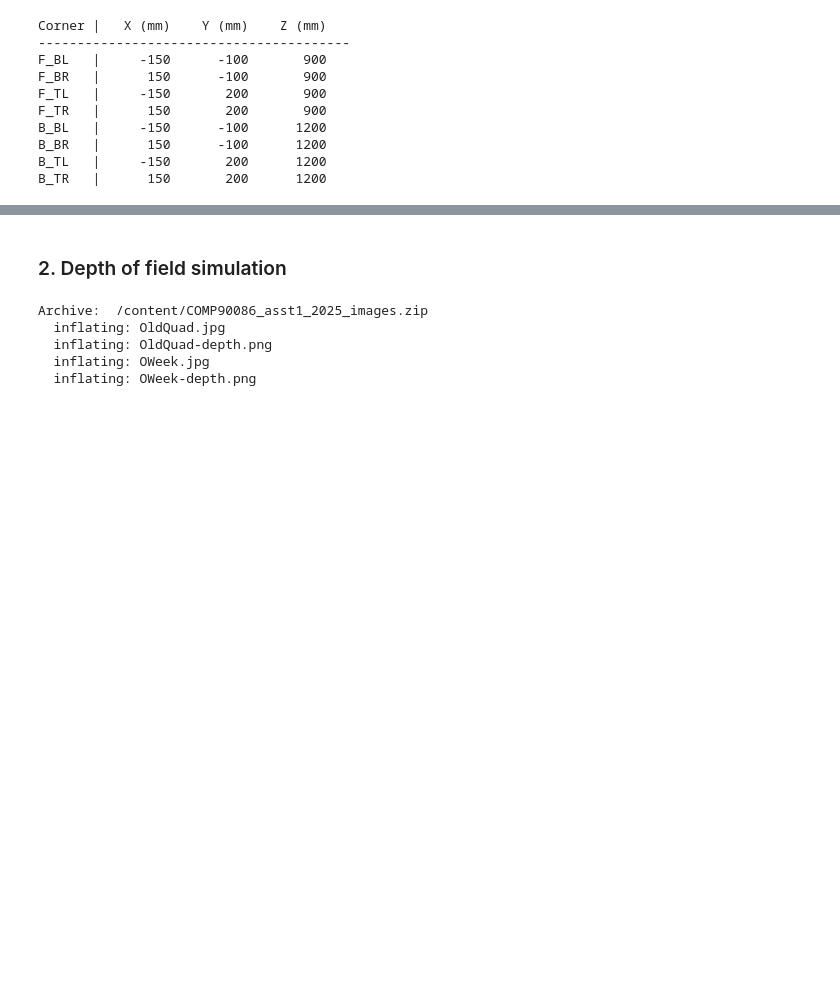
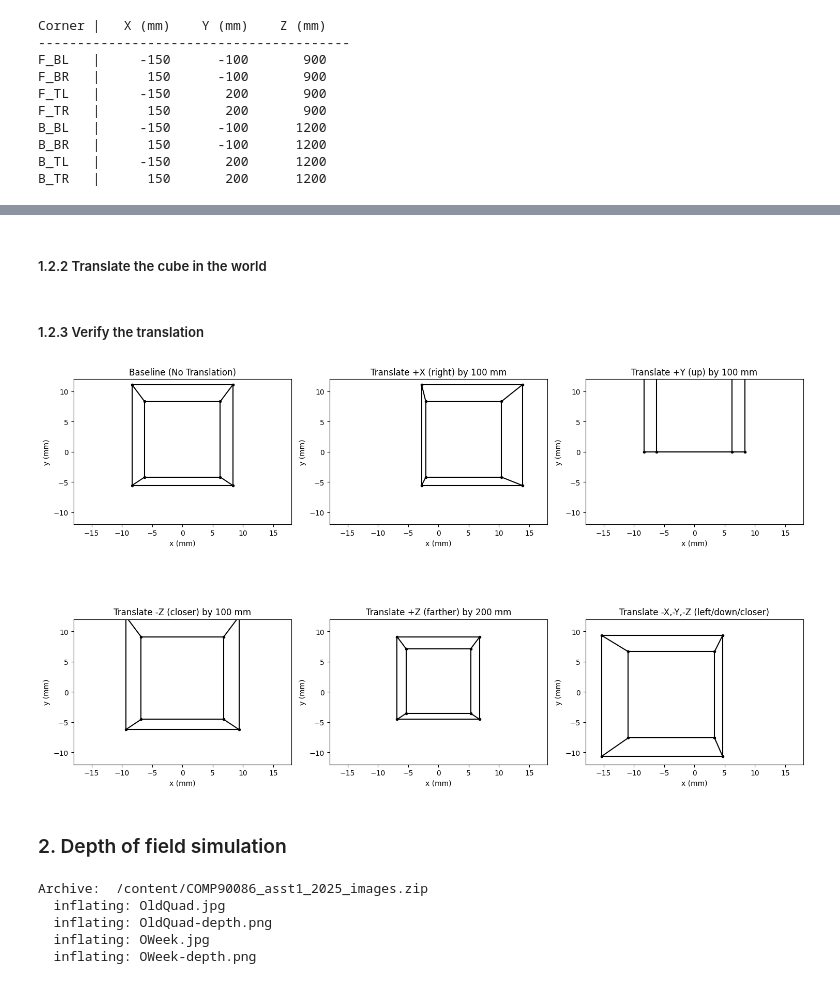
Before and after one commit to 1uoyuuu/COMP90086-CV, a Jupyter notebook: a1/COMP90086_asst1_2025.ipynb, the cells around one changed output, grey strips where cells are left out. Saved outputs shown, nothing was run; the diff lists cells and outputs as text; code cells hidden in the pictures; blank space fills up the shorter version.

```diff
--- a/a1/COMP90086_asst1_2025.ipynb
+++ b/a1/COMP90086_asst1_2025.ipynb
@@ -299,0 +197,2 @@ B_TR  |   150.0   100.0  1100.0  ->    6.818   4.545
+# %% [markdown]
+##### 1.2.2 Translate the cube in the world
@@ -300,3 +222,81 @@ B_TR  |   150.0   100.0  1100.0  ->    6.818   4.545
+# %% [markdown]
+##### 1.2.3 Verify the translation
+# %%
+# New helper function to display cube in the image plane on specific plt axes
+def draw_cube_subplot(ax, pts):
+    """
+    Draw a wireframe cube on a specific matplotlib Axes object.
+
+    Parameters
+    ----------
+    ax : matplotlib.axes.Axes
+        The axes to draw the cube on.
+    pts : ndarray (8, 2)
+        The 2D image coordinates of the cube's vertices.
+    """
+    # plot points
+    ax.plot(pts[:, 0], pts[:, 1], 'k.')
+
+    # define edges
+    edges = np.array([
+        [0, 1], [2, 3], [0, 2], [1, 3],
+        [4, 5], [6, 7], [4, 6], [5, 7],
+        [0, 4], [1, 5], [2, 6], [3, 7]
+    ])
+
+    # plot edges
+    for edge in edges:
+        ax.plot(pts[edge, 0], pts[edge, 1], 'k-')
+
+    # crop to sensor area (24 x 36 mm)
+    ax.set_aspect('equal', adjustable='box')
+    ax.set_xlim([-18, 18])
+    ax.set_ylim([-12, 12])
+    ax.set_xlabel('x (mm)')
+    ax.set_ylabel('y (mm)')
+
+
+def project_and_draw_cube(ax, Pw, f, title):
+    """
+    Projects world coordinates to image coordinates and draws the cube on a subplot.
+    """
+    image_coords = world_to_image(Pw, f)
+    draw_cube_subplot(ax, image_coords)
+    ax.set_title(title)
+
+
+
+# Set up a figure with multiple subplots to show all transformations at once.
+fig, axes = plt.subplots(2, 3, figsize=(15, 10))
+axes = axes.flatten()
+
+# (a) No translation (baseline)
+project_and_draw_cube(axes[0], cube_world, f, "Baseline (No Translation)")
+
+# (b) Move RIGHT by +100 mm in world (X direction) -> image x should shift right
+Pw_right = translate_world(cube_world, t=[+100.0, 0.0, 0.0])
+project_and_draw_cube(axes[1], Pw_right, f, "Translate +X (right) by 100 mm")
+
+# (c) Move UP by +100 mm in world (Y direction) -> image y should shift up
+Pw_up = translate_world(cube_world, t=[0.0, +100.0, 0.0])
+project_and_draw_cube(axes[2], Pw_up, f, "Translate +Y (up) by 100 mm")
+
+# (d) Move CLOSER by -100 mm in world (Z direction) -> image should get larger
+Pw_closer = translate_world(cube_world, t=[0.0, 0.0, -100.0])
+project_and_draw_cube(axes[3], Pw_closer, f, "Translate -Z (closer) by 100 mm")
+
+# (e) Move FARTHER by +200 mm in world (Z direction) -> image should get smaller
+Pw_farther = translate_world(cube_world, t=[0.0, 0.0, +200.0])
+project_and_draw_cube(axes[4], Pw_farther, f, "Translate +Z (farther) by 200 mm")
+
+# (f) A combined translation (left, down, closer)
+Pw_combo = translate_world(cube_world, t=[-80.0, -60.0, -150.0])
+project_and_draw_cube(axes[5], Pw_combo, f, "Translate -X,-Y,-Z (left/down/closer)")
+
+plt.tight_layout()
+plt.show()
+# %% [output]
+[figure, added]
 # %% [markdown]
 ### 2. Depth of field simulation
 # %%
```
Also changed, not shown: parts of 14 cells of this notebook.
